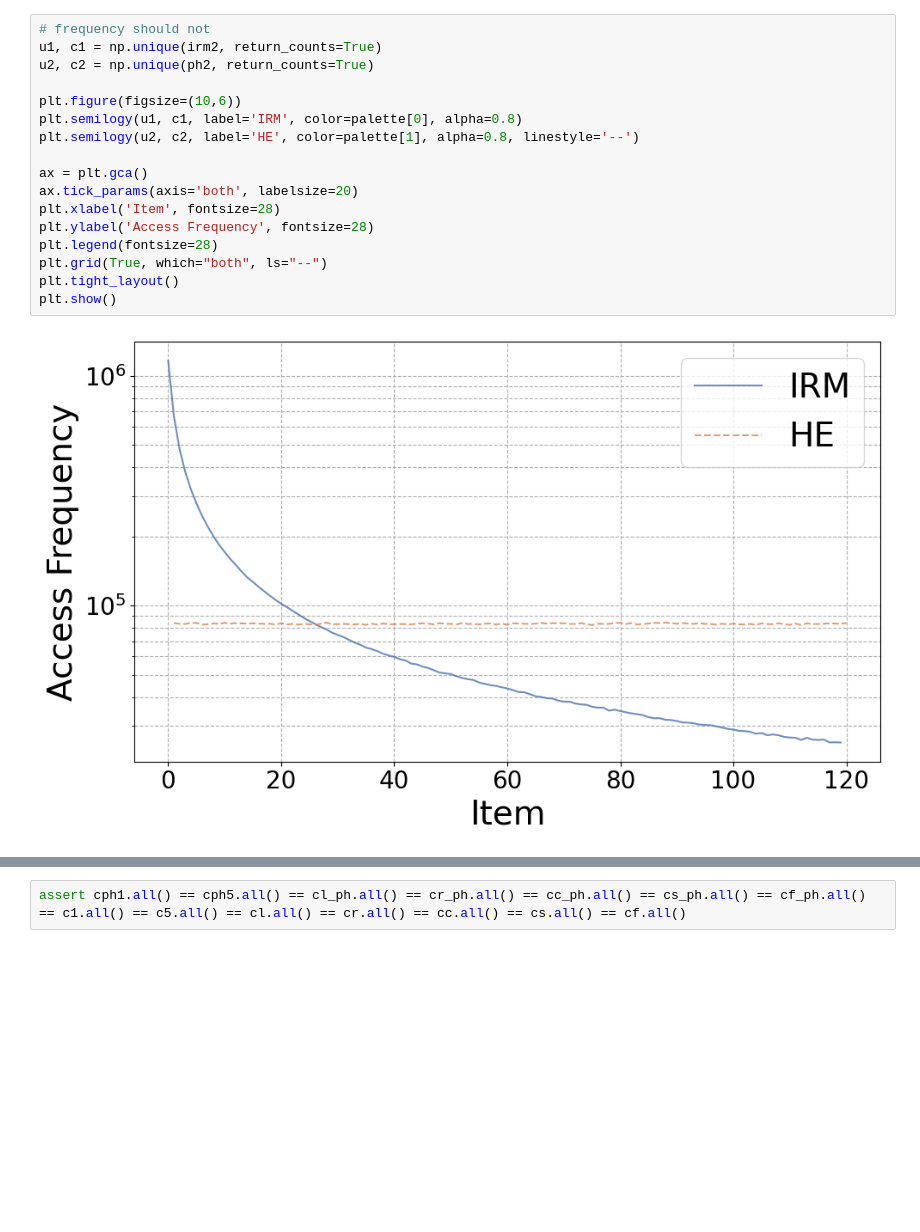
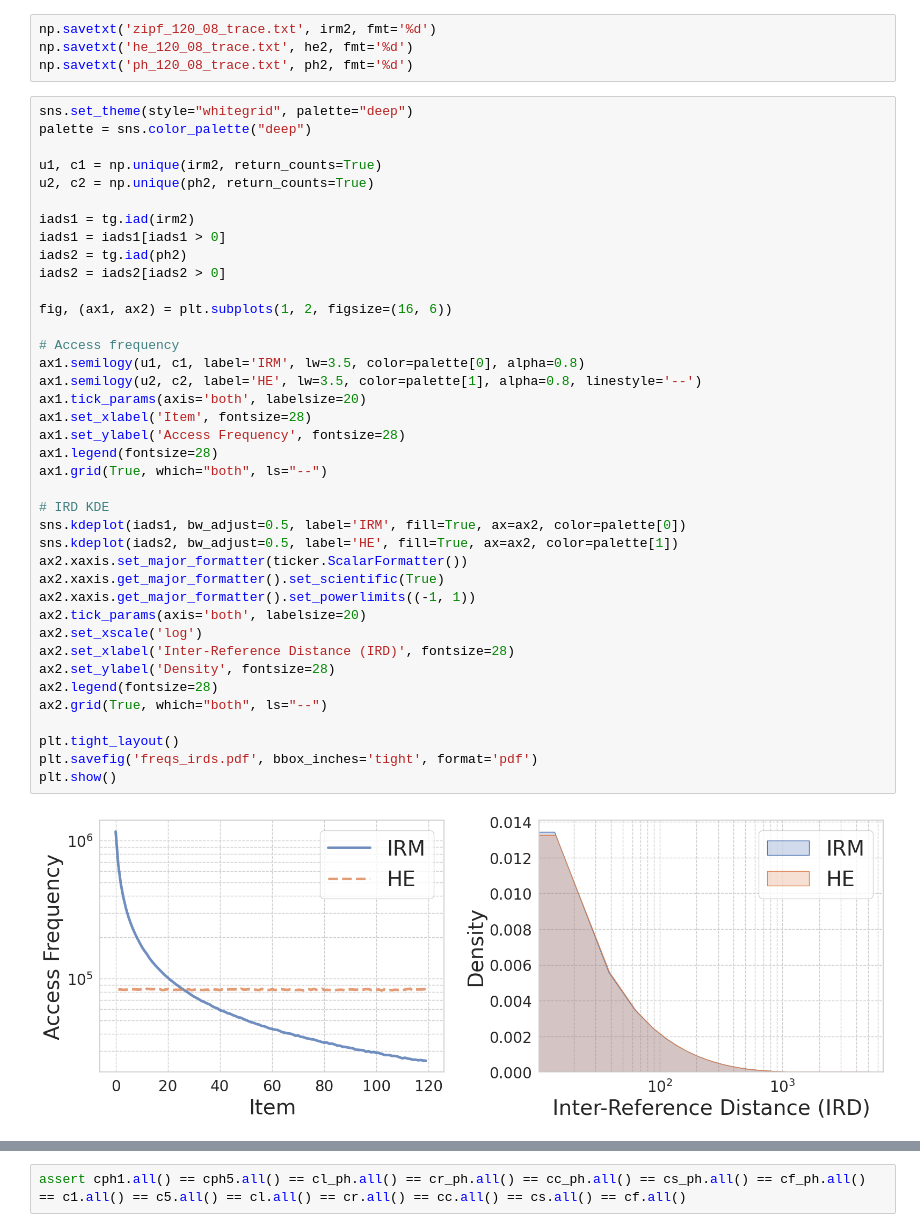
Before and after one commit to Effygal/cache-modeling, a Jupyter notebook: mrc-analysis.ipynb, the cells around one changed output, grey strips where cells are left out. Drawn from its saved outputs; the diff is of its cells as text; blank space fills up the shorter version.

```diff
--- a/mrc-analysis.ipynb
+++ b/mrc-analysis.ipynb
@@ -131,22 +141,48 @@ plt.show()
-# %%
-# frequency should not
-u1, c1 = np.unique(irm2, return_counts=True)
-u2, c2 = np.unique(ph2, return_counts=True)
-
-plt.figure(figsize=(10,6))
-plt.semilogy(u1, c1, label='IRM', color=palette[0], alpha=0.8)
-plt.semilogy(u2, c2, label='HE', color=palette[1], alpha=0.8, linestyle='--')
-
-ax = plt.gca()
-ax.tick_params(axis='both', labelsize=20)
-plt.xlabel('Item', fontsize=28)
-plt.ylabel('Access Frequency', fontsize=28)
-plt.legend(fontsize=28)
-plt.grid(True, which="both", ls="--")
-plt.tight_layout()
-plt.show()
-# %% [output]
-[figure, removed]
+# %%
+np.savetxt('zipf_120_08_trace.txt', irm2, fmt='%d')
+np.savetxt('he_120_08_trace.txt', he2, fmt='%d')
+np.savetxt('ph_120_08_trace.txt', ph2, fmt='%d')
+# %%
+sns.set_theme(style="whitegrid", palette="deep")
+palette = sns.color_palette("deep")
+
+u1, c1 = np.unique(irm2, return_counts=True)
+u2, c2 = np.unique(ph2, return_counts=True)
+
+iads1 = tg.iad(irm2)
+iads1 = iads1[iads1 > 0]
+iads2 = tg.iad(ph2)
+iads2 = iads2[iads2 > 0]
+
+fig, (ax1, ax2) = plt.subplots(1, 2, figsize=(16, 6))
+
+# Access frequency
+ax1.semilogy(u1, c1, label='IRM', lw=3.5, color=palette[0], alpha=0.8)
+ax1.semilogy(u2, c2, label='HE', lw=3.5, color=palette[1], alpha=0.8, linestyle='--')
+ax1.tick_params(axis='both', labelsize=20)
+ax1.set_xlabel('Item', fontsize=28)
+ax1.set_ylabel('Access Frequency', fontsize=28)
+ax1.legend(fontsize=28)
+ax1.grid(True, which="both", ls="--")
+
+# IRD KDE
+sns.kdeplot(iads1, bw_adjust=0.5, label='IRM', fill=True, ax=ax2, color=palette[0])
+sns.kdeplot(iads2, bw_adjust=0.5, label='HE', fill=True, ax=ax2, color=palette[1])
+ax2.xaxis.set_major_formatter(ticker.ScalarFormatter())
+ax2.xaxis.get_major_formatter().set_scientific(True)
+ax2.xaxis.get_major_formatter().set_powerlimits((-1, 1))
+ax2.tick_params(axis='both', labelsize=20)
+ax2.set_xscale('log')
+ax2.set_xlabel('Inter-Reference Distance (IRD)', fontsize=28)
+ax2.set_ylabel('Density', fontsize=28)
+ax2.legend(fontsize=28)
+ax2.grid(True, which="both", ls="--")
+
+plt.tight_layout()
+plt.savefig('freqs_irds.pdf', bbox_inches='tight', format='pdf')
+plt.show()
+# %% [output]
+[figure, added]
 # %%
 c1, hr_ran_clock1 = sim_ran_clock(irm2, cnt=1)
 c5, hr_ran_clock5 = sim_ran_clock(irm2, cnt=5)
```
Also changed, not shown: parts of 12 cells of this notebook, 1 other file.
